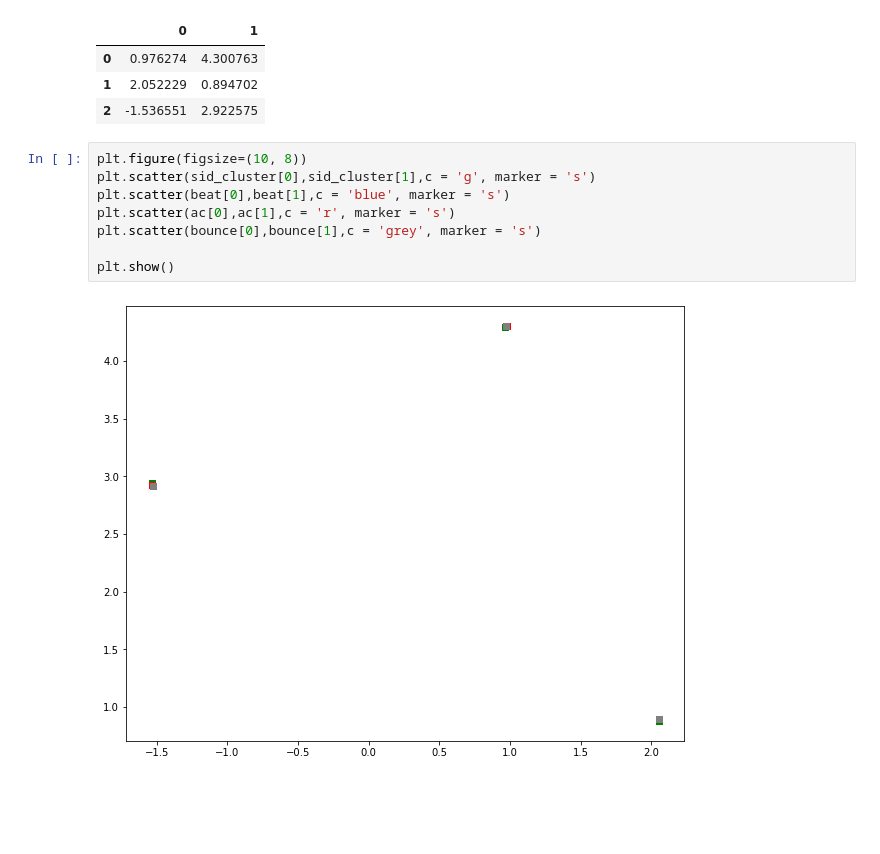
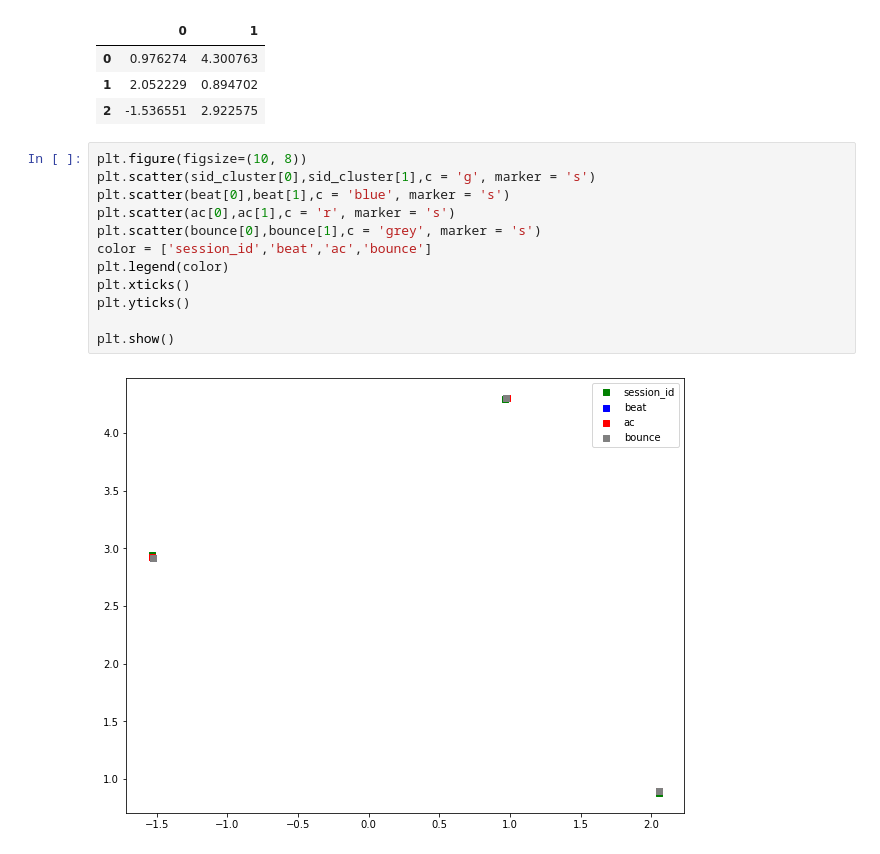
Before and after one commit to anuPh23/Spotify, a Jupyter notebook: spotify_classifier_new method.ipynb, the cells around one changed output. Saved outputs shown, nothing was run; the diff lists cells and outputs as text; blank space fills up the shorter version.

```diff
--- a/spotify_classifier_new method.ipynb
+++ b/spotify_classifier_new method.ipynb
@@ -1154,10 +1174,14 @@ ac
 # %%
 plt.figure(figsize=(10, 8))
 plt.scatter(sid_cluster[0],sid_cluster[1],c = 'g', marker = 's')
 plt.scatter(beat[0],beat[1],c = 'blue', marker = 's')
 plt.scatter(ac[0],ac[1],c = 'r', marker = 's')
 plt.scatter(bounce[0],bounce[1],c = 'grey', marker = 's')
+color = ['session_id','beat','ac','bounce']
+plt.legend(color)
+plt.xticks()
+plt.yticks()
 
 plt.show()
 # %% [output]
-[figure, old version]
+[figure, new version]
```
Also changed, not shown: parts of 36 cells of this notebook.
